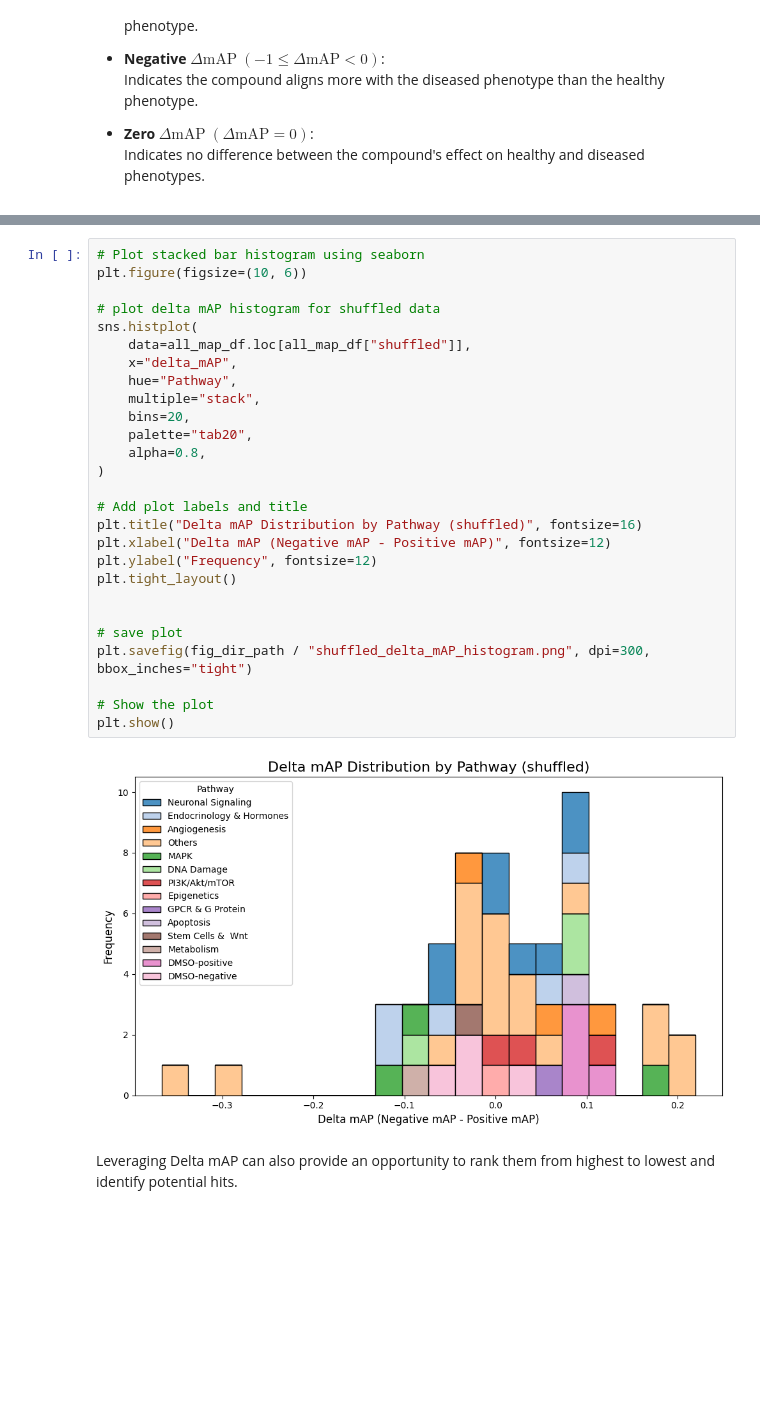
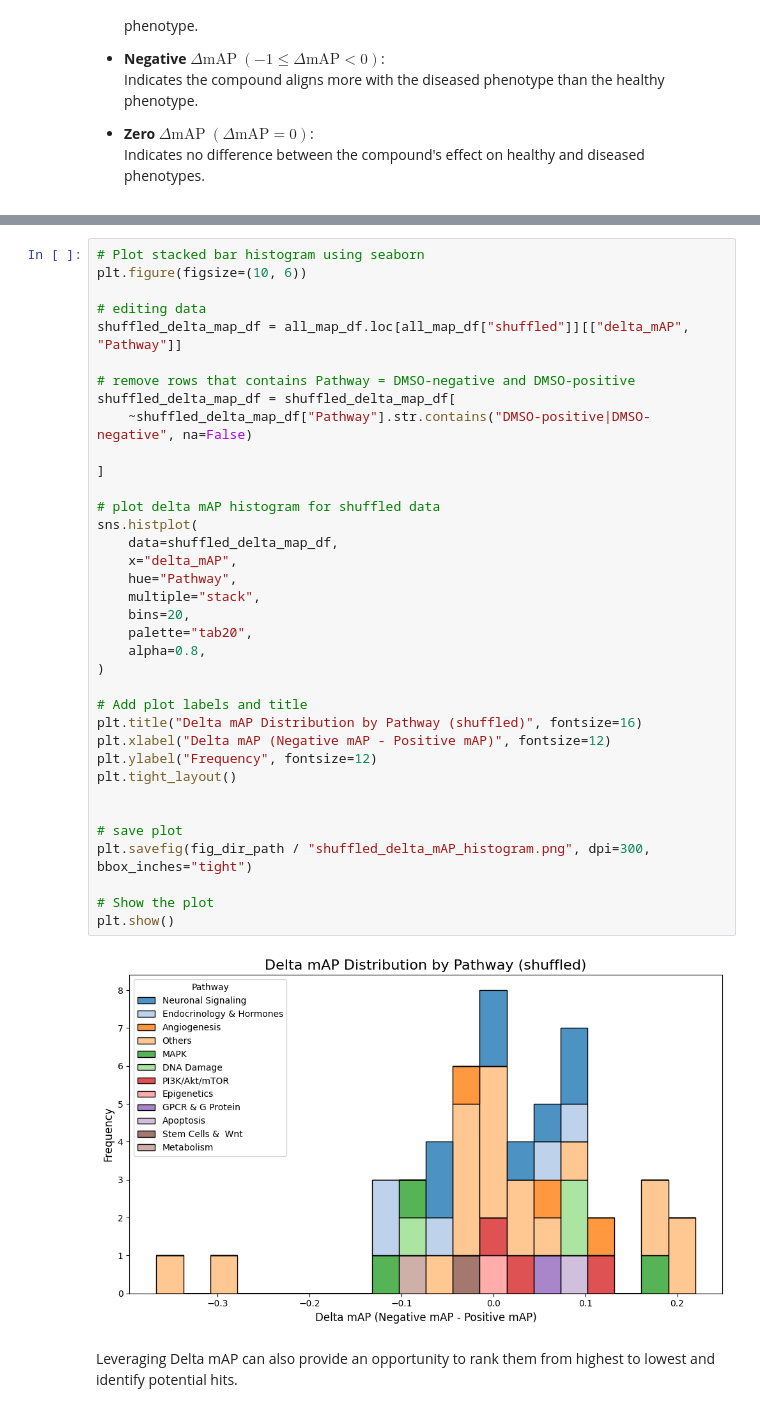
Before and after one commit to axiomcura/CFReT-screen-mAP-analysis, a Jupyter notebook: notebooks/1.map-analysis/2.map-analysis.ipynb, the cells around one changed output, grey strips where cells are left out. Drawn from its saved outputs; the diff is of its cells as text; blank space fills up the shorter version.

Commit message:
rerunning whole analysis with new data (#32)

```diff
--- a/notebooks/1.map-analysis/2.map-analysis.ipynb
+++ b/notebooks/1.map-analysis/2.map-analysis.ipynb
@@ -615,32 +624,41 @@ plt.show()
 # %%
 # Plot stacked bar histogram using seaborn
 plt.figure(figsize=(10, 6))
 
+# editing data
+shuffled_delta_map_df = all_map_df.loc[all_map_df["shuffled"]][["delta_mAP", "Pathway"]]
+
+# remove rows that contains Pathway = DMSO-negative and DMSO-positive
+shuffled_delta_map_df = shuffled_delta_map_df[
+    ~shuffled_delta_map_df["Pathway"].str.contains("DMSO-positive|DMSO-negative", na=False)
+
+]
+
 # plot delta mAP histogram for shuffled data
 sns.histplot(
-    data=all_map_df.loc[all_map_df["shuffled"]],
+    data=shuffled_delta_map_df,
     x="delta_mAP",
     hue="Pathway",
     multiple="stack",
     bins=20,
     palette="tab20",
     alpha=0.8,
 )
 
 # Add plot labels and title
 plt.title("Delta mAP Distribution by Pathway (shuffled)", fontsize=16)
 plt.xlabel("Delta mAP (Negative mAP - Positive mAP)", fontsize=12)
 plt.ylabel("Frequency", fontsize=12)
 plt.tight_layout()
 
 
 # save plot
 plt.savefig(fig_dir_path / "shuffled_delta_mAP_histogram.png", dpi=300, bbox_inches="tight")
 
 # Show the plot
 plt.show()
 # %% [output]
-[figure, old version]
+[figure, new version]
 # %% [markdown]
 Leveraging Delta mAP can also provide an opportunity to rank them from highest to lowest and identify potential hits.
 # %%
```
Also changed, not shown: parts of 3 cells of this notebook, 29 other files.
